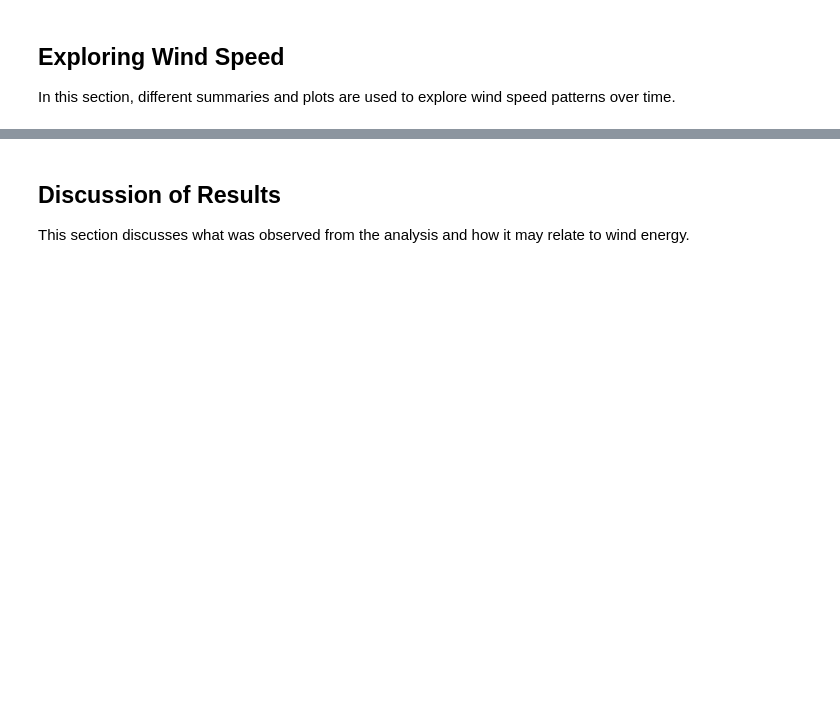
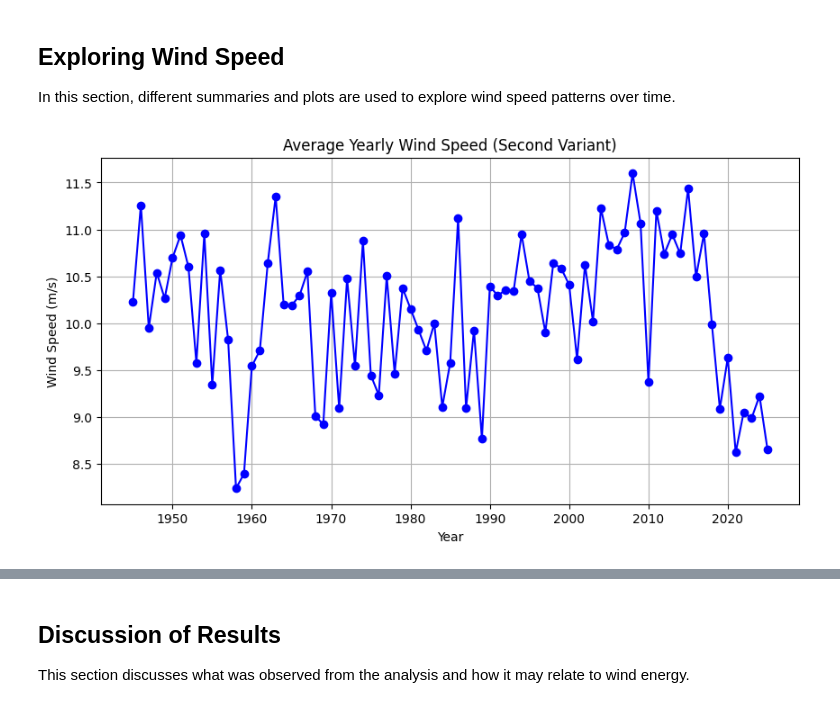
Before and after one commit to Svitlana937/PFDA, a Jupyter notebook: project/wind_analisys.ipynb, the cells around one changed output, grey strips where cells are left out. Drawn from its saved outputs; the diff is of its cells as text; code cells hidden in the pictures; blank space fills up the shorter version.

Commit message:
reading data from CSV file, calculation of mean, and plotting the result

```diff
--- a/project/wind_analisys.ipynb
+++ b/project/wind_analisys.ipynb
@@ -10,22 +13,7 @@ Before analysing the data, it is useful to understand where it comes from and wh
 # %%
-import pandas as pd
+skip_rows = 23
 
-skip_rows = 25
-
-# Read CSV directly into working DataFrame
 wind_simple = pd.read_csv("data/Wind_Speed_hourly.csv", skiprows=skip_rows)
 
-# Rename only relevant columns
-wind_simple.rename(columns={'date': 'Time', 'wdsp': 'Wind'}, inplace=True)
-
-
-# Convert Time to datetime
-wind_simple['Time'] = pd.to_datetime(wind_simple['Time'], format='%d-%b-%Y %H:%M')
-
-
-wind_simple = wind_simple[['Time', 'Wind']]
-
-
-print(wind_simple.head())
-print(wind_simple.info())
+wind_simple.columns
 # %% [output]
@@ -34,3 +60,11 @@ KeyError: 'Time'
 ## Preparing the Dataset
 
 The dataset contains some missing and inconsistent values which need to be fixed before doing any analysis.
+# %%
+# Extract Year and Month from Time column.
+wind_simple['Year'] = wind_simple['Time'].dt.year
+wind_simple['Month'] = wind_simple['Time'].dt.month
+# %%
+# Calculate yearly and monthly averages.
+yearly_avg = wind_simple.groupby('Year')['Wind'].mean()
+monthly_avg = wind_simple.groupby('Month')['Wind'].mean()
@@ -38,3 +75,15 @@ The dataset contains some missing and inconsistent values which need to be fixed
 ## Exploring Wind Speed
 
 In this section, different summaries and plots are used to explore wind speed patterns over time.
+# %%
+# Plot yearly averages.
+
+plt.figure(figsize=(10, 5))
+plt.plot(yearly_avg.index, yearly_avg.values, marker='o', color='blue')
+plt.title("Average Yearly Wind Speed (Second Variant)")
+plt.xlabel("Year")
+plt.ylabel("Wind Speed (m/s)")
+plt.grid(True)
+plt.show()
+# %% [output]
+[figure, added]
```
Also changed, not shown: parts of 8 cells of this notebook.
